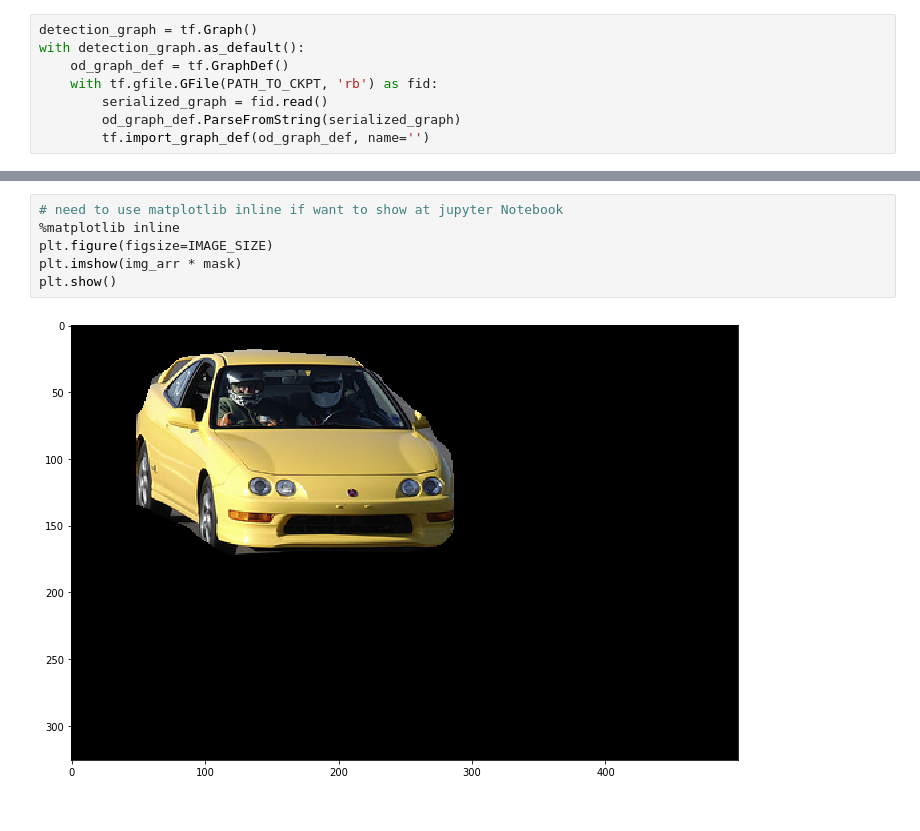
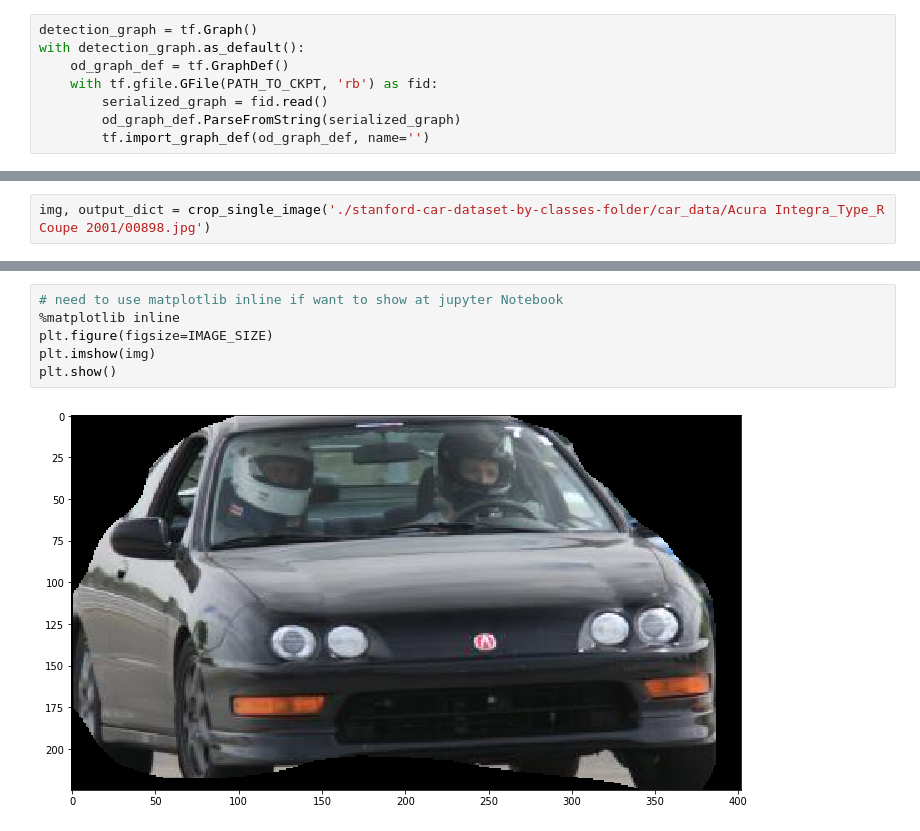
Before and after one commit to iPhaeton/car_identification, a Jupyter notebook: segmentation.ipynb, the cells around one changed output, grey strips where cells are left out. Drawn from its saved outputs; the diff is of its cells as text.

Commit message:
Can apply boxes to images

```diff
--- a/segmentation.ipynb
+++ b/segmentation.ipynb
@@ -140,0 +136,2 @@ mask.shape
+# %%
+img, output_dict = crop_single_image('./stanford-car-dataset-by-classes-folder/car_data/Acura Integra_Type_R Coupe 2001/00898.jpg')
@@ -141,8 +184,8 @@ mask.shape
 # %%
 # need to use matplotlib inline if want to show at jupyter Notebook
 %matplotlib inline
 plt.figure(figsize=IMAGE_SIZE)
-plt.imshow(img_arr * mask)
+plt.imshow(img)
 plt.show()
 # %% [output]
-[figure, old version]
+[figure, new version]
```
Also changed, not shown: parts of 7 cells of this notebook, 1 other file.
